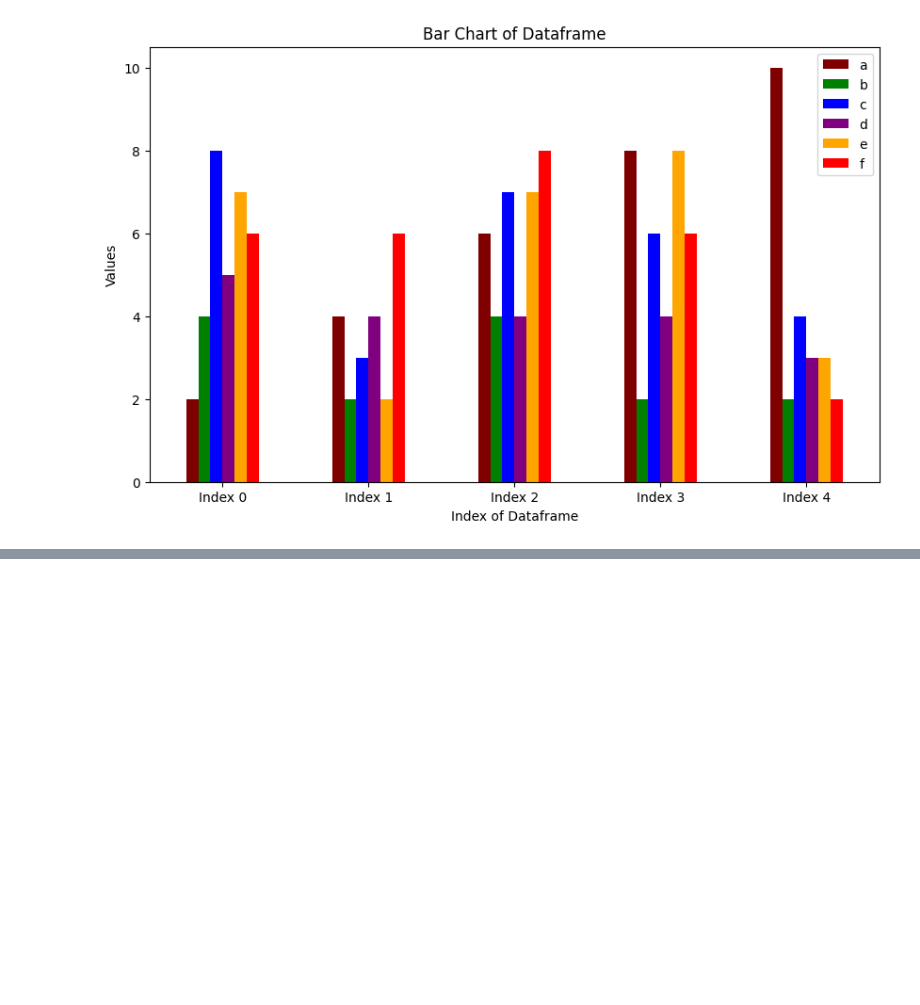
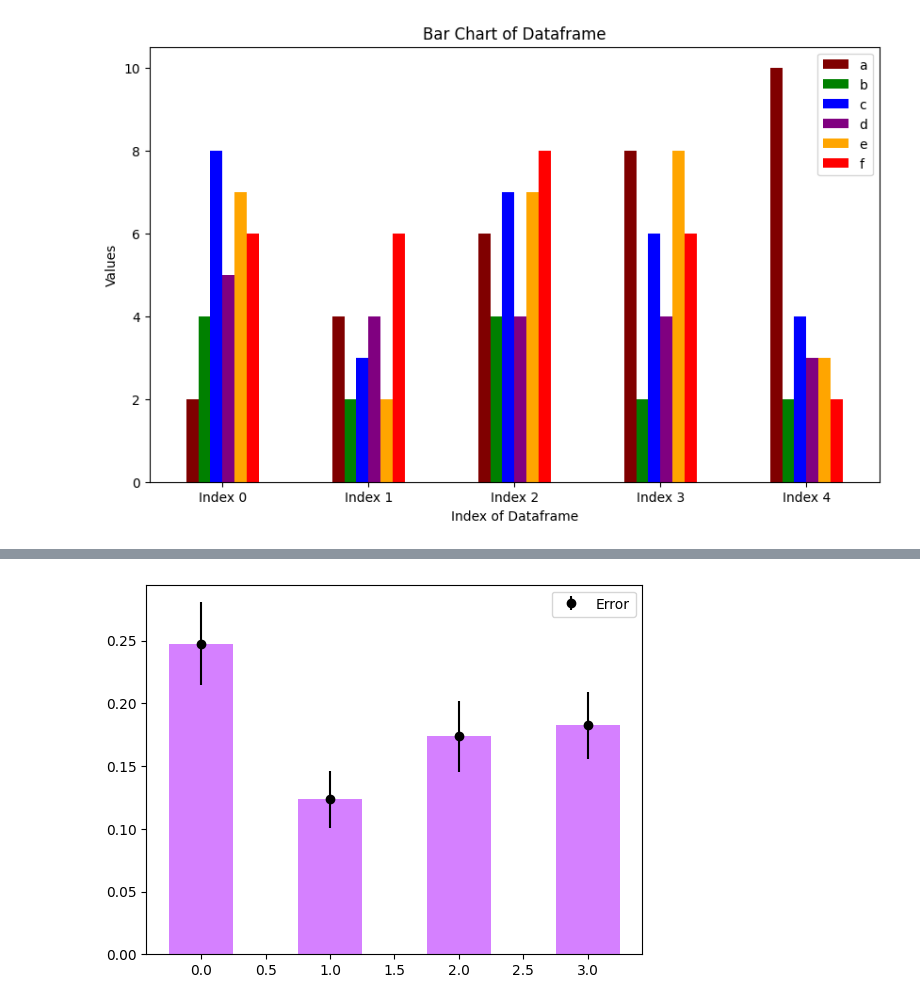
Before and after one commit to ayush-prajapati01/Python-Libraries, a Jupyter notebook: Matplotlib_Programs/barchart_programs.ipynb, the cells around one changed output, grey strips where cells are left out. Saved outputs shown, nothing was run; the diff lists cells and outputs as text; code cells hidden in the pictures; blank space fills up the shorter version.

Commit message:
[Ayush] Add: Python program to create bar plots with error bars on the same figure.

```diff
--- a/Matplotlib_Programs/barchart_programs.ipynb
+++ b/Matplotlib_Programs/barchart_programs.ipynb
@@ -285,0 +293,21 @@ The orignal dataframe is
+# %%
+def main():
+    mean_velocity = [0.2474, 0.1235, 0.1737, 0.1824]
+    std_deviation_velocity = [0.03314, 0.02278, 0.02836, 0.02645]
+    x = np.arange(len(mean_velocity))
+
+    # Method 1
+    plt.bar(x,mean_velocity, width=0.5, color = "#d580ff")
+    plt.errorbar(x,mean_velocity, yerr=std_deviation_velocity, fmt = 'o', color = "black", label="Error")
+
+    # Method 2
+    # plt.bar(x, mean_velocity, yerr=std_deviation_velocity, capsize = 3, color="#d580ff", ecolor = 'black', label = "Error")
+
+    plt.legend()
+    plt.show()
+
+
+if __name__ == "__main__":
+    main()
+# %% [output]
+[figure, added]
```
Also changed, not shown: parts of 1 cell of this notebook.
